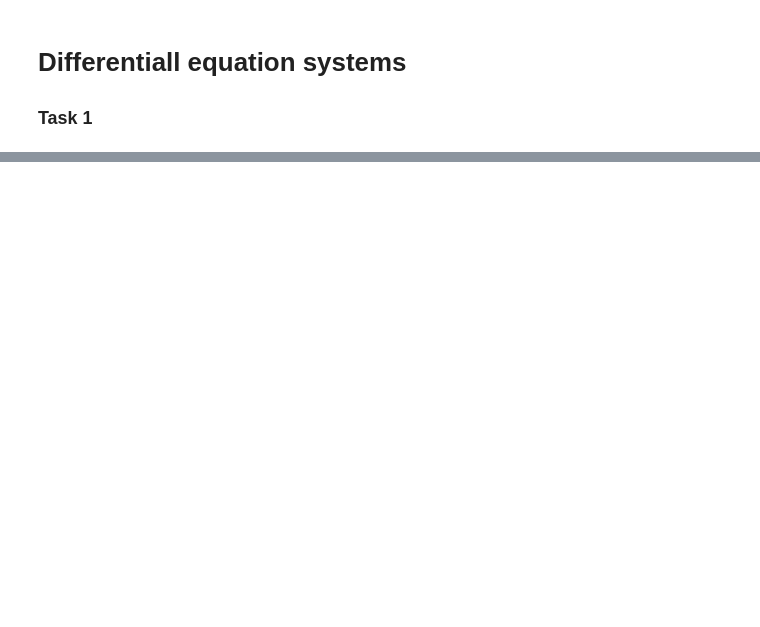
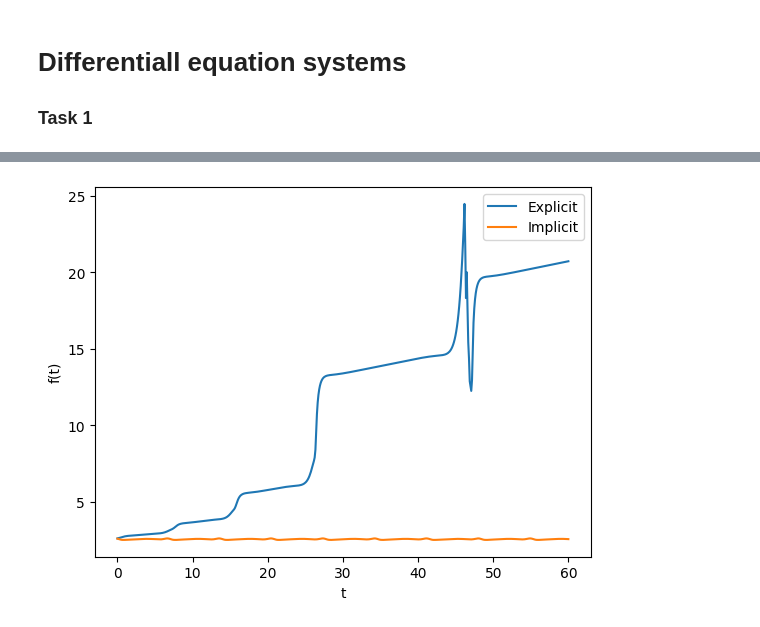
Before and after one commit to erikbohne/TMA4101_Mathematics1, a Jupyter notebook: 5_Difflikningsystemer/difflikningsystemer.ipynb, the cells around one changed output, grey strips where cells are left out. Cells and saved outputs as stored; diff of their text form; code cells hidden in the pictures; blank space fills up the shorter version.

```diff
--- a/5_Difflikningsystemer/difflikningsystemer.ipynb
+++ b/5_Difflikningsystemer/difflikningsystemer.ipynb
@@ -26,0 +74,52 @@ plt.show()
+# %%
+# import necessary libraries
+import matplotlib.pyplot as plt
+from scipy.integrate import odeint
+
+# Define constants
+T = 60 # Time
+h = 0.1 # Step size
+N = int(T/h) # Number of steps
+x1, x2, y1, y2 = 2, 2, 2, 2 # Initial values
+f_explicit, f_implicit = [], [] # Lists to store the function values
+
+# Eulers explicit method
+# x_n+1 = x_n + h*x_n(1 - y_n)
+# y_n+1 = y_n + h*y_n(x_n - 1)
+
+# Eulers implicit method
+# x_n+1 = x_n + h*x_n(1 - y_n)
+# y_n+1 = y_n + h*y_n(x_n+1 - 1)
+
+
+for n in range(N):
+
+    # Eulers explicit method
+    new_explicit_x = x1 + h*x1*(1 - y1)
+    new_explicit_y = y1 + h*y1*(x1 - 1)
+
+    # Eulers implicit method
+    new_implicit_x = x2 + h*x2*(1 - y2)
+    new_implicit_y = y2 + h*y2*(new_implicit_x - 1)
+
+    # Update x and y
+    x1, y1 = new_explicit_x, new_explicit_y
+    x2, y2 = new_implicit_x, new_implicit_y
+
+    # Evaluate the function f(t)
+    f_eval_explicit = x1 + y1 - np.log(abs(x1)) - np.log(abs(y1))
+    f_eval_implicit = x2 + y2 - np.log(abs(x2)) - np.log(abs(y2))
+
+    # append the values to the list@
+    f_explicit.append(f_eval_explicit)
+    f_implicit.append(f_eval_implicit)
+
+# plot the function values
+plt.plot(np.linspace(0, T, N), f_explicit, label='Explicit')
+plt.plot(np.linspace(0, T, N), f_implicit, label='Implicit')
+plt.xlabel('t')
+plt.ylabel('f(t)')
+plt.legend()
+plt.show()
+# %% [output]
+[figure, added]
```
Also changed, not shown: parts of 3 cells of this notebook, 1 other file.
